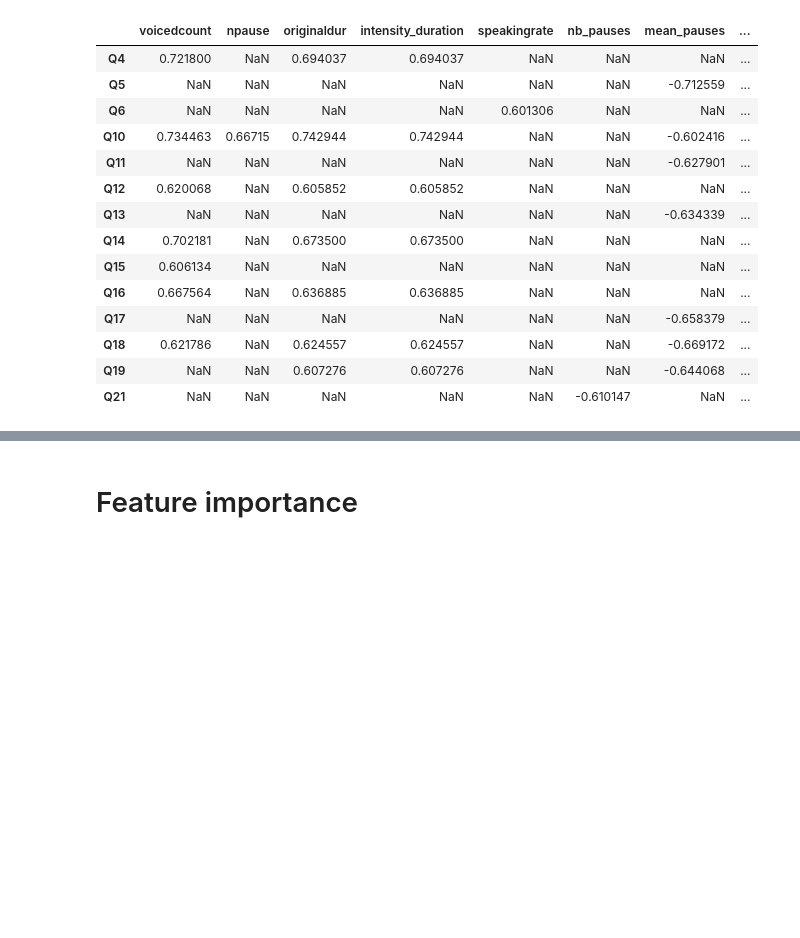
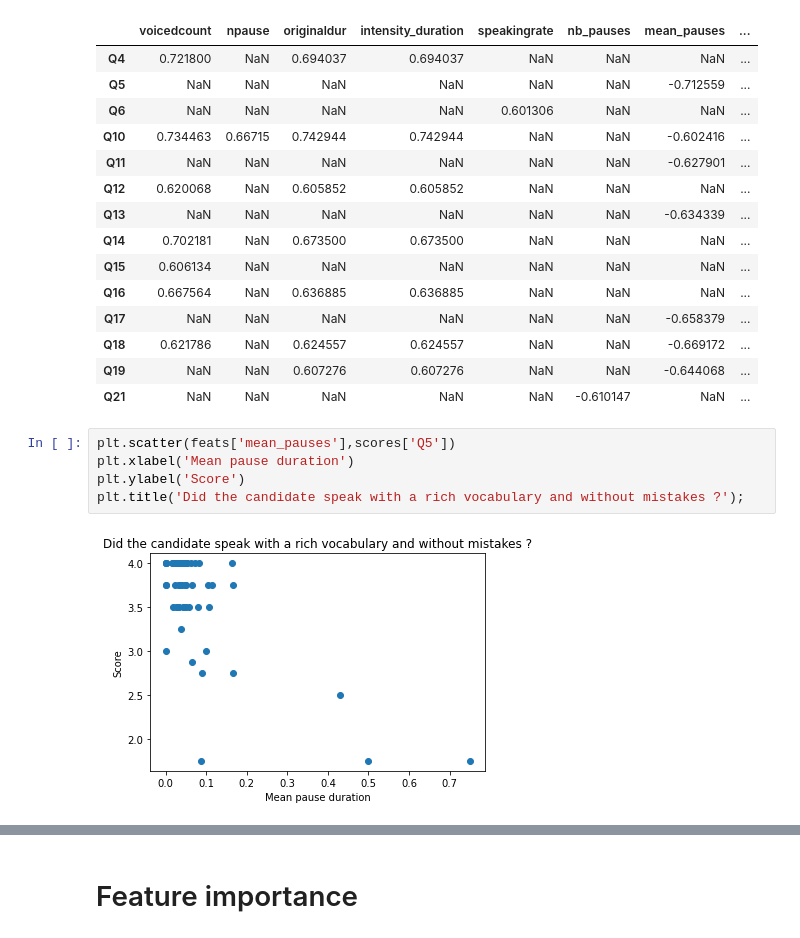
Before and after one commit to Kinzakasmi/Video-Interviews-Analysis, a Jupyter notebook: main.ipynb, the cells around one changed output, grey strips where cells are left out. Saved outputs shown, nothing was run; the diff lists cells and outputs as text; blank space fills up the shorter version.

Commit message:
adding plots

```diff
--- a/main.ipynb
+++ b/main.ipynb
@@ -236,3 +236,10 @@ cormat[abs(cormat)>0.6].dropna(axis=0,how='all').dropna(axis=1,how='all')
 | Q18 | 0.621786 | NaN | 0.624557 | 0.624557 | NaN | NaN | -0.669172 | ... |
 | Q19 | NaN | NaN | 0.607276 | 0.607276 | NaN | NaN | -0.644068 | ... |
 | Q21 | NaN | NaN | NaN | NaN | NaN | -0.610147 | NaN | ... |
+# %%
+plt.scatter(feats['mean_pauses'],scores['Q5'])
+plt.xlabel('Mean pause duration')
+plt.ylabel('Score')
+plt.title('Did the candidate speak with a rich vocabulary and without mistakes ?');
+# %% [output]
+[figure, added]
```
Also changed, not shown: parts of 3 cells of this notebook.
